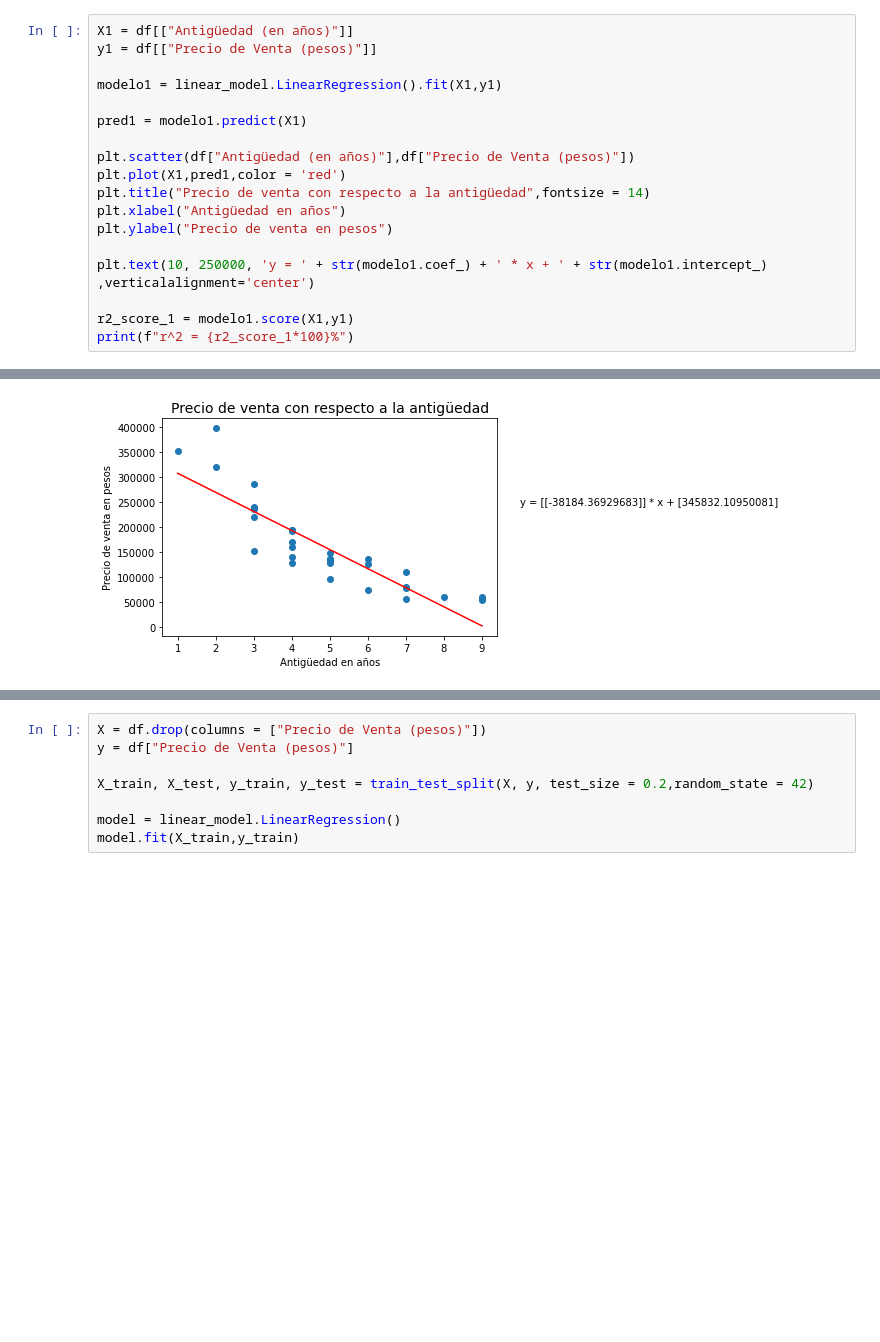
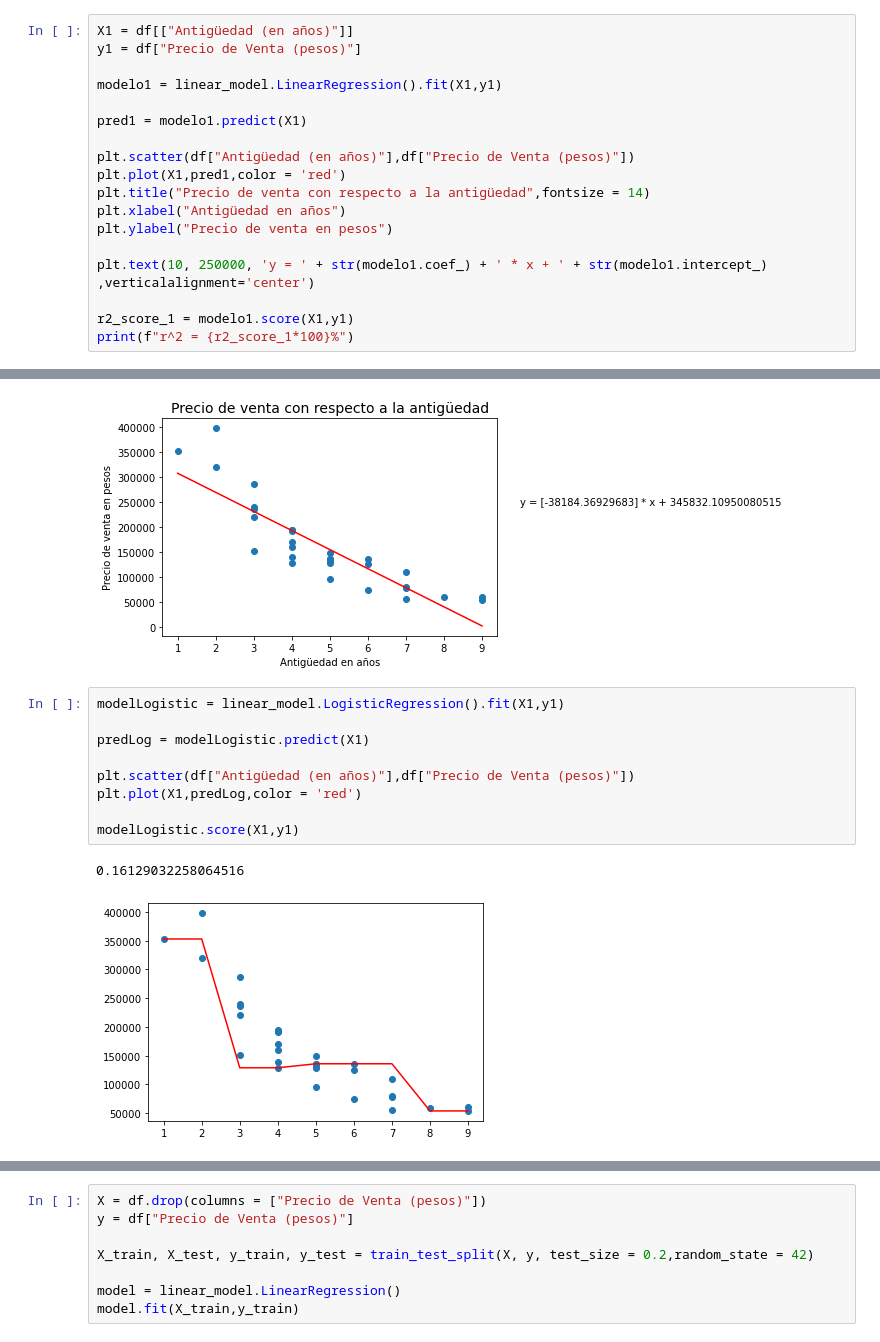
Before and after one commit to Armandotrsg/Estadistica, a Jupyter notebook: PrimeraEtapa.ipynb, the cells around one changed output, grey strips where cells are left out. Drawn from its saved outputs; the diff is of its cells as text; blank space fills up the shorter version.

```diff
--- a/PrimeraEtapa.ipynb
+++ b/PrimeraEtapa.ipynb
@@ -27,7 +28,7 @@ df
 | 30 | 353000 | 1 | 15 | 0 | 1 | ... |
 # %%
 X1 = df[["Antigüedad (en años)"]]
-y1 = df[["Precio de Venta (pesos)"]]
+y1 = df["Precio de Venta (pesos)"]
 
 modelo1 = linear_model.LinearRegression().fit(X1,y1)
 
@@ -46,5 +47,17 @@ print(f"r^2 = {r2_score_1*100}%")
 # %% [output]
 r^2 = 76.11488076046545%
 [figure]
+# %%
+modelLogistic = linear_model.LogisticRegression().fit(X1,y1)
+
+predLog = modelLogistic.predict(X1)
+
+plt.scatter(df["Antigüedad (en años)"],df["Precio de Venta (pesos)"])
+plt.plot(X1,predLog,color = 'red')
+
+modelLogistic.score(X1,y1)
+# %% [output]
+0.16129032258064516
+[figure, added]
 # %%
 X2 = df[["Kilometraje (miles)"]]
```
Also changed, not shown: parts of 3 cells of this notebook.
